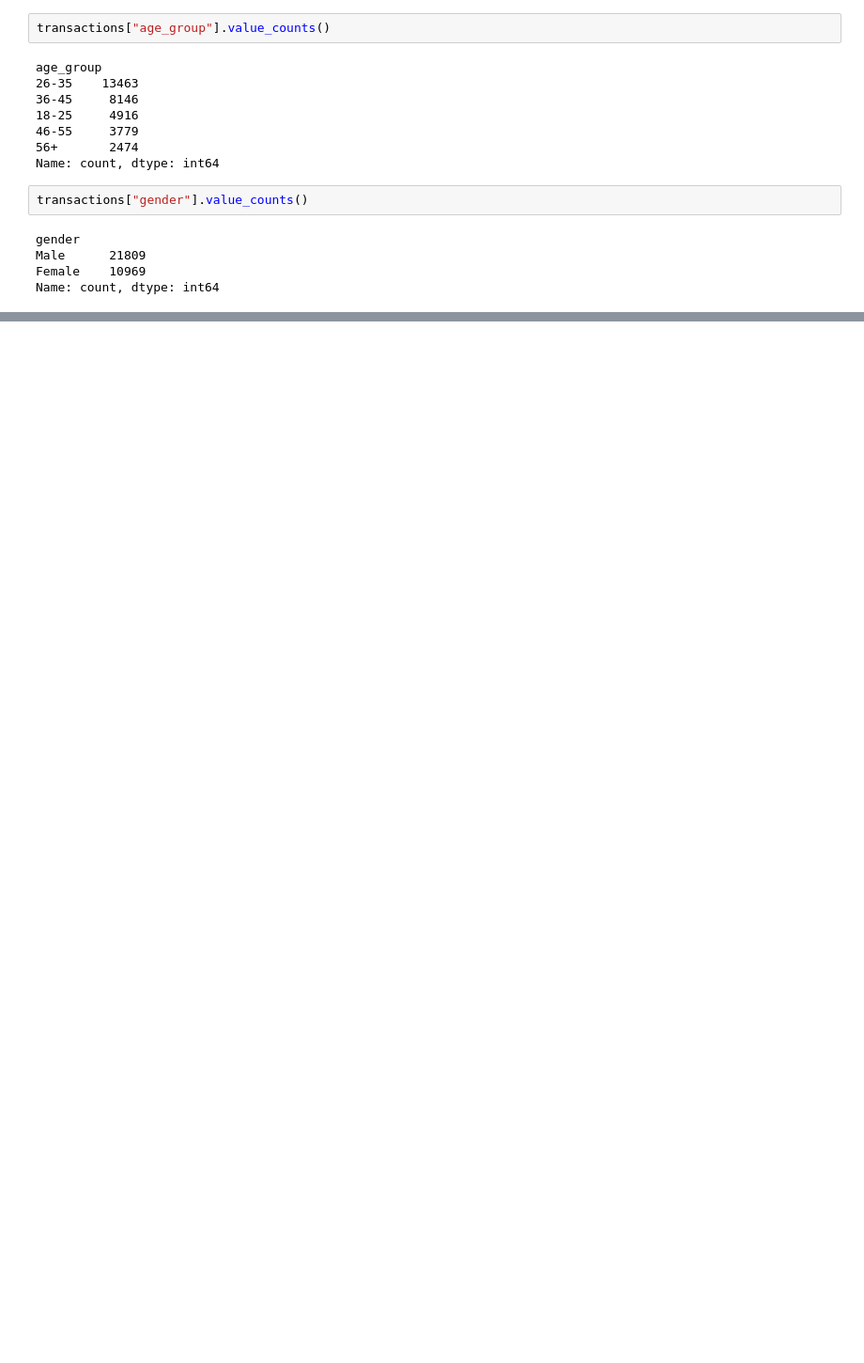
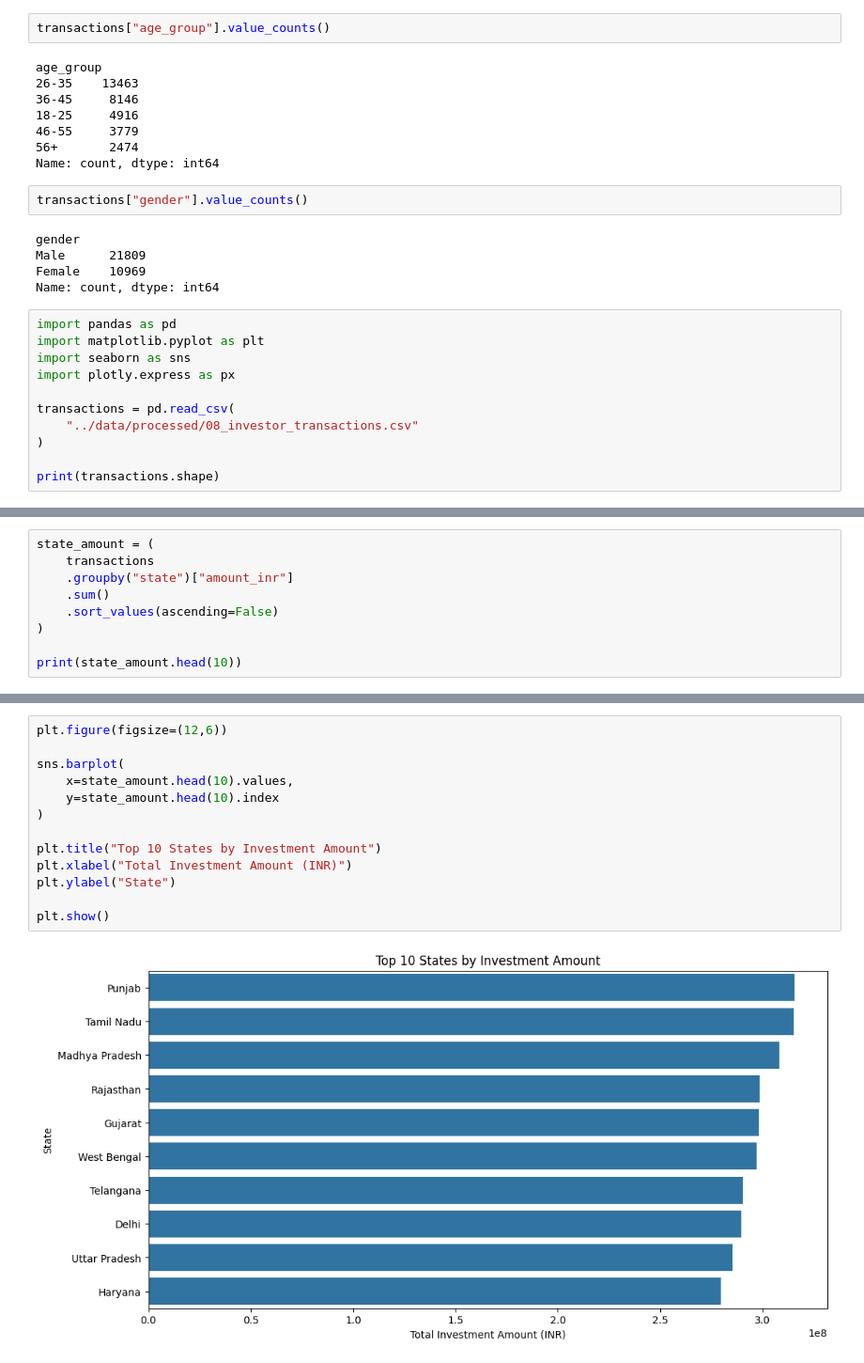
Before and after one commit to Moheeb999/bluestock_mf_capstone, a Jupyter notebook: notebooks/03_eda_analysis.ipynb, the cells around one changed output, grey strips where cells are left out. Shown at 94% size. Saved outputs shown, nothing was run; the diff lists cells and outputs as text; blank space fills up the shorter version.

Commit message:
Day 3: EDA analysis and visualizations completed

```diff
--- a/notebooks/03_eda_analysis.ipynb
+++ b/notebooks/03_eda_analysis.ipynb
@@ -243,3 +243,14 @@ gender
 Male      21809
 Female    10969
 Name: count, dtype: int64
+# %%
+import pandas as pd
+import matplotlib.pyplot as plt
+import seaborn as sns
+import plotly.express as px
+
+transactions = pd.read_csv(
+    "../data/processed/08_investor_transactions.csv"
+)
+
+print(transactions.shape)
@@ -245,0 +259,9 @@ Name: count, dtype: int64
+# %%
+state_amount = (
+    transactions
+    .groupby("state")["amount_inr"]
+    .sum()
+    .sort_values(ascending=False)
+)
+
+print(state_amount.head(10))
@@ -245,0 +281,15 @@ Name: count, dtype: int64
+# %%
+plt.figure(figsize=(12,6))
+
+sns.barplot(
+    x=state_amount.head(10).values,
+    y=state_amount.head(10).index
+)
+
+plt.title("Top 10 States by Investment Amount")
+plt.xlabel("Total Investment Amount (INR)")
+plt.ylabel("State")
+
+plt.show()
+# %% [output]
+[figure, added]
```
Also changed, not shown: parts of 43 cells of this notebook, 11 other files.
